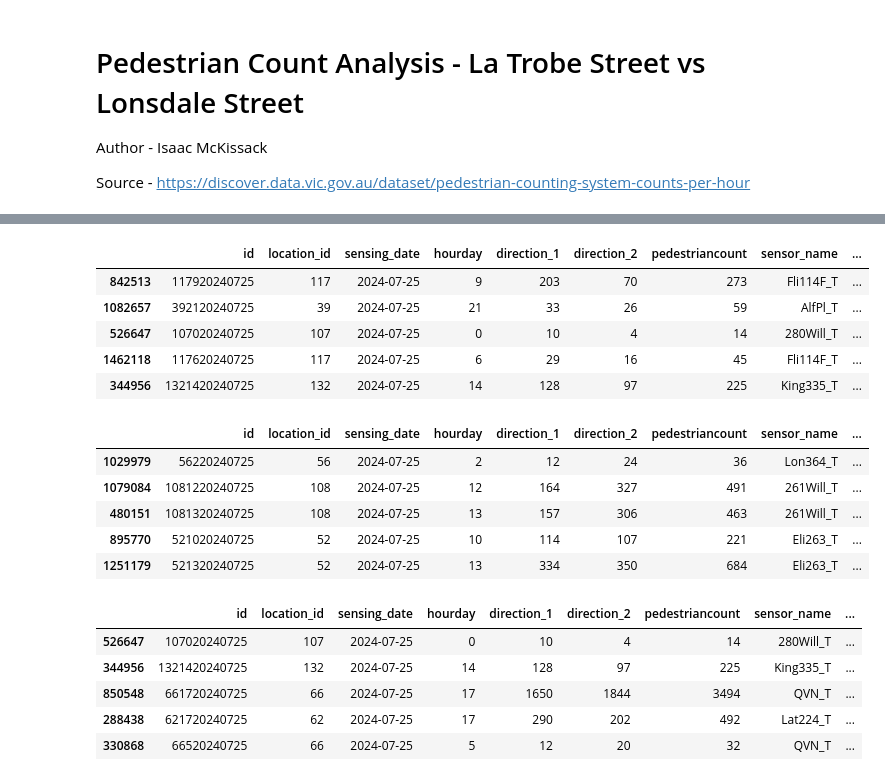
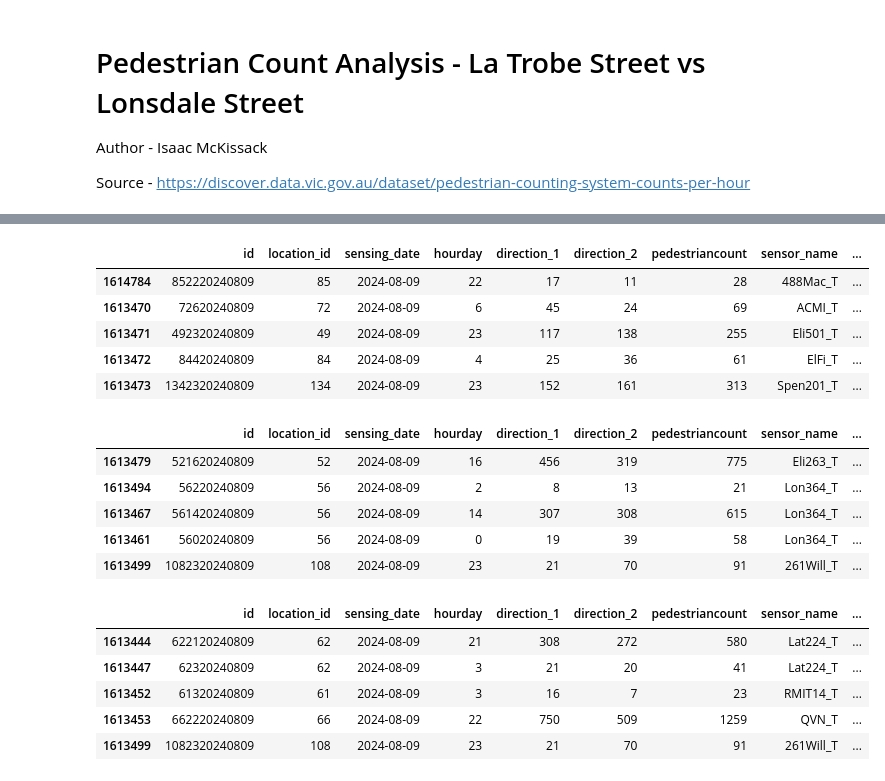
Before and after one commit to rooien/urban-analysis, a Jupyter notebook: team_a/pedestrian_count_analysis_latrobe_lonsdale.ipynb, the cells around one changed output, grey strips where cells are left out. Drawn from its saved outputs; the diff is of its cells as text; code cells hidden in the pictures.

```diff
--- a/team_a/pedestrian_count_analysis_latrobe_lonsdale.ipynb
+++ b/team_a/pedestrian_count_analysis_latrobe_lonsdale.ipynb
@@ -19,4 +47,4 @@ import matplotlib.pyplot as plt
 # %%
-#importing pedestrian data
-pedestrian_data_raw = pd.read_csv("../data/raw/pedestrian-counting-system-monthly-counts-per-hour.csv")
+# Importing pedestrian data
+pedestrian_data_raw = gpd.read_file("../data/raw/pedestrian_counting_system.geojson")
 # %%
@@ -52,43 +83,45 @@ dtype: int64
 # %%
 # Isolating for sensor_name with valid rows
 pedestrian_data_clean = pedestrian_data_raw[pedestrian_data_raw['sensor_name'].notna()]
 # Split dates
-pedestrian_data_clean['year-month'] = pd.to_datetime(pedestrian_data_clean['sensing_date']).dt.strftime('%Y-%b')
+pedestrian_data_clean['year_month'] = pd.to_datetime(pedestrian_data_clean['sensing_date']).dt.strftime('%Y-%b')
 pedestrian_data_clean['year'] = pd.DatetimeIndex(pedestrian_data_clean['sensing_date']).year
 pedestrian_data_clean['month'] = pd.DatetimeIndex(pedestrian_data_clean['sensing_date']).month
 pedestrian_data_clean['day'] = pd.DatetimeIndex(pedestrian_data_clean['sensing_date']).day
 # Sort dates???
 pedestrian_data_clean = pedestrian_data_clean.sort_values(by=['sensing_date'])
 # How to sort the dates so they go properlllyyyyy
 
 pedestrian_data_clean.head()
 # %% [output]
 |  | id | location_id | sensing_date | hourday | direction_1 | direction_2 | pedestriancount | sensor_name | ... |
-| 842513 | 117920240725 | 117 | 2024-07-25 | 9 | 203 | 70 | 273 | Fli114F_T | ... |
-| 1082657 | 392120240725 | 39 | 2024-07-25 | 21 | 33 | 26 | 59 | AlfPl_T | ... |
-| 526647 | 107020240725 | 107 | 2024-07-25 | 0 | 10 | 4 | 14 | 280Will_T | ... |
-| 1462118 | 117620240725 | 117 | 2024-07-25 | 6 | 29 | 16 | 45 | Fli114F_T | ... |
-| 344956 | 1321420240725 | 132 | 2024-07-25 | 14 | 128 | 97 | 225 | King335_T | ... |
+| 1614784 | 852220240809 | 85 | 2024-08-09 | 22 | 17 | 11 | 28 | 488Mac_T | ... |
+| 1613470 | 72620240809 | 72 | 2024-08-09 | 6 | 45 | 24 | 69 | ACMI_T | ... |
+| 1613471 | 492320240809 | 49 | 2024-08-09 | 23 | 117 | 138 | 255 | Eli501_T | ... |
+| 1613472 | 84420240809 | 84 | 2024-08-09 | 4 | 25 | 36 | 61 | ElFi_T | ... |
+| 1613473 | 1342320240809 | 134 | 2024-08-09 | 23 | 152 | 161 | 313 | Spen201_T | ... |
 # %%
 # Per a QGIS analysis of sensor locations, separate into two datasets - Lonsdale St and La Trobe St
 # Lonsdale St - sensors 108, 47, 3 in broader buffer area
 pedestrian_lonsdale = pedestrian_data_clean[pedestrian_data_clean['location_id'].isin([133,108,56,52,47,3,30])]
+pedestrian_lonsdale.name = "Lonsdale St"
 pedestrian_lonsdale.head()
 # %% [output]
 |  | id | location_id | sensing_date | hourday | direction_1 | direction_2 | pedestriancount | sensor_name | ... |
-| 1029979 | 56220240725 | 56 | 2024-07-25 | 2 | 12 | 24 | 36 | Lon364_T | ... |
-| 1079084 | 1081220240725 | 108 | 2024-07-25 | 12 | 164 | 327 | 491 | 261Will_T | ... |
-| 480151 | 1081320240725 | 108 | 2024-07-25 | 13 | 157 | 306 | 463 | 261Will_T | ... |
-| 895770 | 521020240725 | 52 | 2024-07-25 | 10 | 114 | 107 | 221 | Eli263_T | ... |
-| 1251179 | 521320240725 | 52 | 2024-07-25 | 13 | 334 | 350 | 684 | Eli263_T | ... |
+| 1613479 | 521620240809 | 52 | 2024-08-09 | 16 | 456 | 319 | 775 | Eli263_T | ... |
+| 1613494 | 56220240809 | 56 | 2024-08-09 | 2 | 8 | 13 | 21 | Lon364_T | ... |
+| 1613467 | 561420240809 | 56 | 2024-08-09 | 14 | 307 | 308 | 615 | Lon364_T | ... |
+| 1613461 | 56020240809 | 56 | 2024-08-09 | 0 | 19 | 39 | 58 | Lon364_T | ... |
+| 1613499 | 1082320240809 | 108 | 2024-08-09 | 23 | 21 | 70 | 91 | 261Will_T | ... |
 # %%
 # La Trobe St - sensors 108, 108, 59, 61, 66, 3 in broader buffer area
 pedestrian_latrobe = pedestrian_data_clean[pedestrian_data_clean['location_id'].isin([164,167,132,109,107,108,181,62,187,59,61,66,3])]
+pedestrian_latrobe.name = "La Trobe St"
 pedestrian_latrobe.head()
 # %% [output]
 |  | id | location_id | sensing_date | hourday | direction_1 | direction_2 | pedestriancount | sensor_name | ... |
-| 526647 | 107020240725 | 107 | 2024-07-25 | 0 | 10 | 4 | 14 | 280Will_T | ... |
-| 344956 | 1321420240725 | 132 | 2024-07-25 | 14 | 128 | 97 | 225 | King335_T | ... |
-| 850548 | 661720240725 | 66 | 2024-07-25 | 17 | 1650 | 1844 | 3494 | QVN_T | ... |
-| 288438 | 621720240725 | 62 | 2024-07-25 | 17 | 290 | 202 | 492 | Lat224_T | ... |
-| 330868 | 66520240725 | 66 | 2024-07-25 | 5 | 12 | 20 | 32 | QVN_T | ... |
+| 1613444 | 622120240809 | 62 | 2024-08-09 | 21 | 308 | 272 | 580 | Lat224_T | ... |
+| 1613447 | 62320240809 | 62 | 2024-08-09 | 3 | 21 | 20 | 41 | Lat224_T | ... |
+| 1613452 | 61320240809 | 61 | 2024-08-09 | 3 | 16 | 7 | 23 | RMIT14_T | ... |
+| 1613453 | 662220240809 | 66 | 2024-08-09 | 22 | 750 | 509 | 1259 | QVN_T | ... |
+| 1613499 | 1082320240809 | 108 | 2024-08-09 | 23 | 21 | 70 | 91 | 261Will_T | ... |
```
Also changed, not shown: parts of 11 cells of this notebook.
